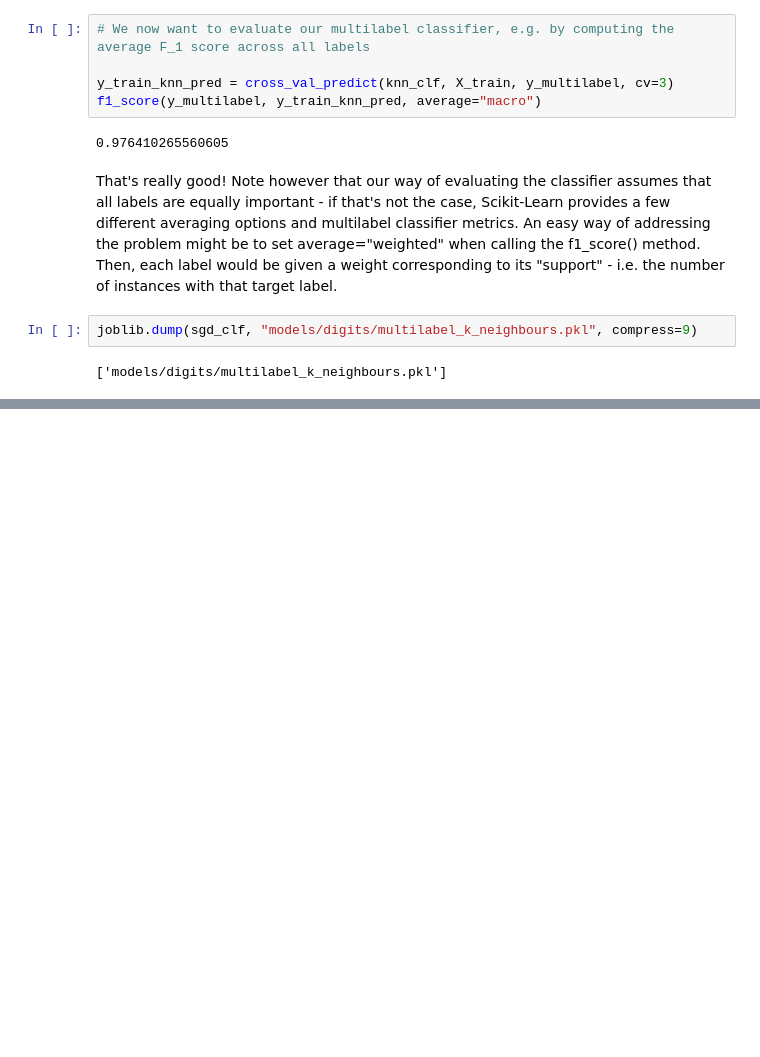
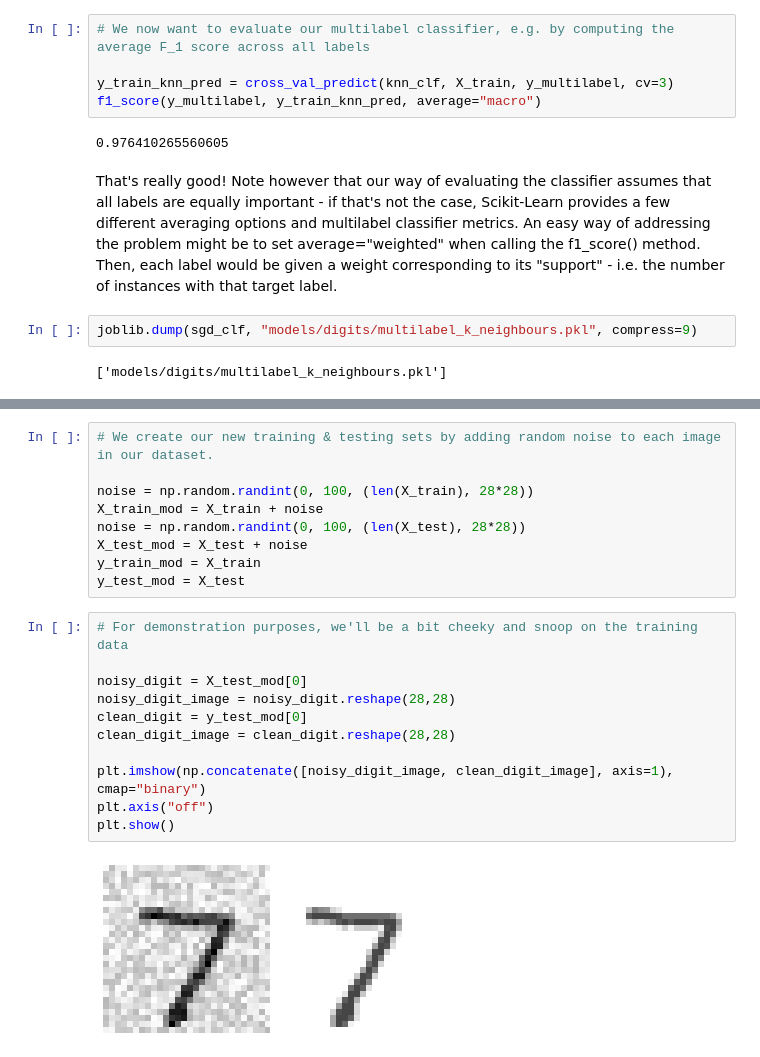
Before and after one commit to larswe/ml-shenanigans, a Jupyter notebook: Digits.ipynb, the cells around one changed output, grey strips where cells are left out. Saved outputs shown, nothing was run; the diff lists cells and outputs as text; blank space fills up the shorter version.

```diff
--- a/Digits.ipynb
+++ b/Digits.ipynb
@@ -639,0 +644,22 @@ joblib.dump(sgd_clf, "models/digits/multilabel_k_neighbours.pkl", compress=9)
+# %%
+# We create our new training & testing sets by adding random noise to each image in our dataset.
+
+noise = np.random.randint(0, 100, (len(X_train), 28*28))
+X_train_mod = X_train + noise
+noise = np.random.randint(0, 100, (len(X_test), 28*28))
+X_test_mod = X_test + noise
+y_train_mod = X_train
+y_test_mod = X_test
+# %%
+# For demonstration purposes, we'll be a bit cheeky and snoop on the training data
+
+noisy_digit = X_test_mod[0]
+noisy_digit_image = noisy_digit.reshape(28,28)
+clean_digit = y_test_mod[0]
+clean_digit_image = clean_digit.reshape(28,28)
+
+plt.imshow(np.concatenate([noisy_digit_image, clean_digit_image], axis=1), cmap="binary")
+plt.axis("off")
+plt.show()
+# %% [output]
+[figure, added]
```
Also changed, not shown: parts of 4 cells of this notebook.
